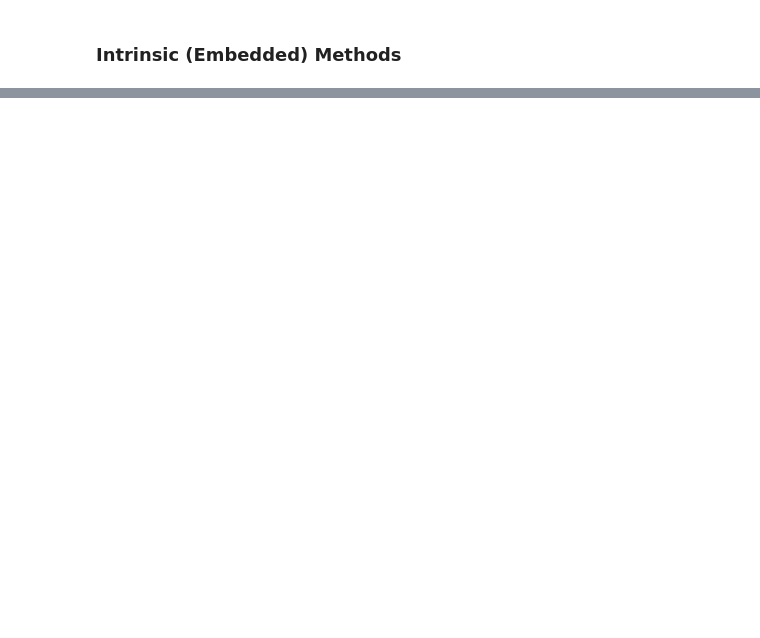
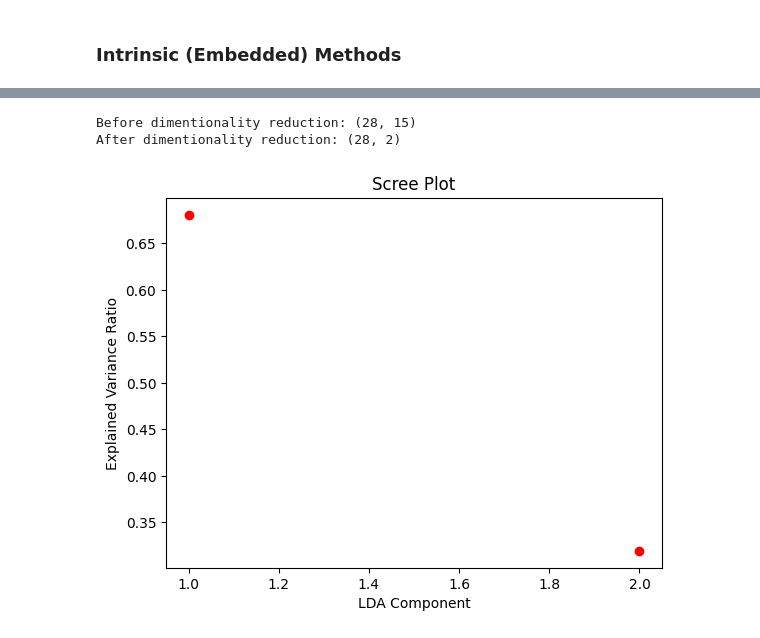
Before and after one commit to doha-eid/ECG_Signal_Manipulation, a Jupyter notebook: Feature Engineering.ipynb, the cells around one changed output, grey strips where cells are left out. Saved outputs shown, nothing was run; the diff lists cells and outputs as text; code cells hidden in the pictures; blank space fills up the shorter version.

```diff
--- a/Feature Engineering.ipynb
+++ b/Feature Engineering.ipynb
@@ -71,0 +110,21 @@ plt.show()
+# %%
+#feature dimentionality using LDA
+
+from sklearn.discriminant_analysis import LinearDiscriminantAnalysis as LDA
+
+lda = LDA()
+
+X_lda = lda.fit_transform(X, Y)
+print(f"Before dimentionality reduction: {X.shape}" )
+
+print(f"After dimentionality reduction: {X_lda.shape}")
+
+plt.plot(np.arange(1, lda.explained_variance_ratio_.size+1), lda.explained_variance_ratio_, 'ro', linewidth=2)
+plt.title('Scree Plot')
+plt.xlabel('LDA Component')
+plt.ylabel('Explained Variance Ratio')
+plt.show()
+# %% [output]
+Before dimentionality reduction: (28, 15)
+After dimentionality reduction: (28, 2)
+[figure, added]
```
Also changed, not shown: parts of 5 cells of this notebook.
